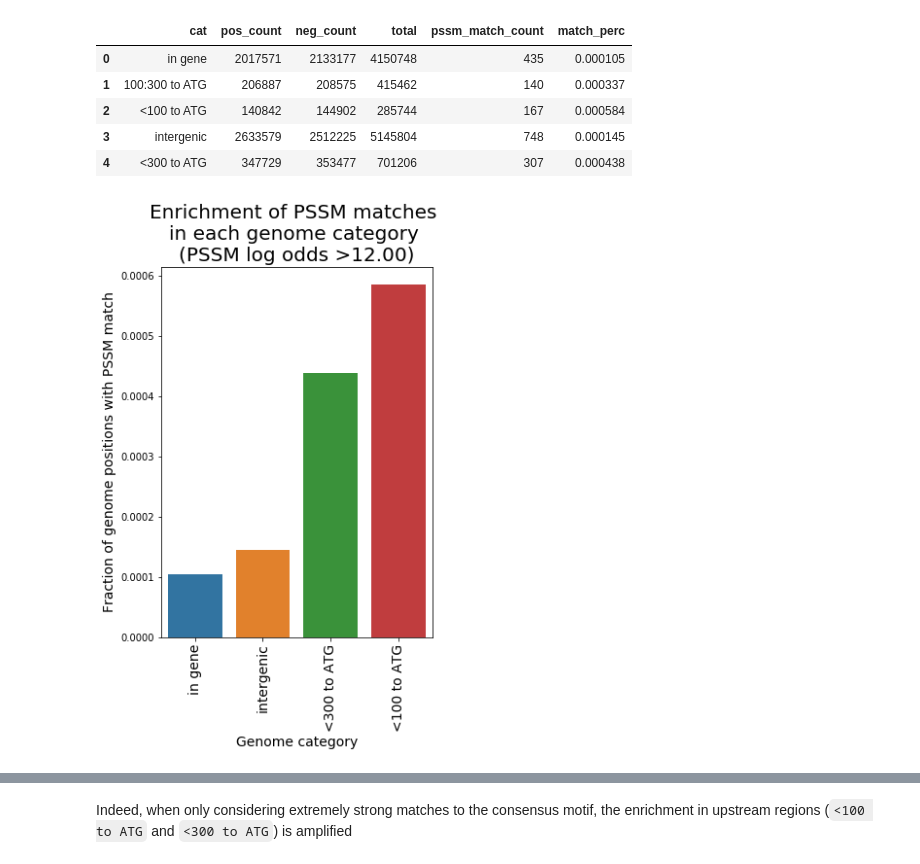
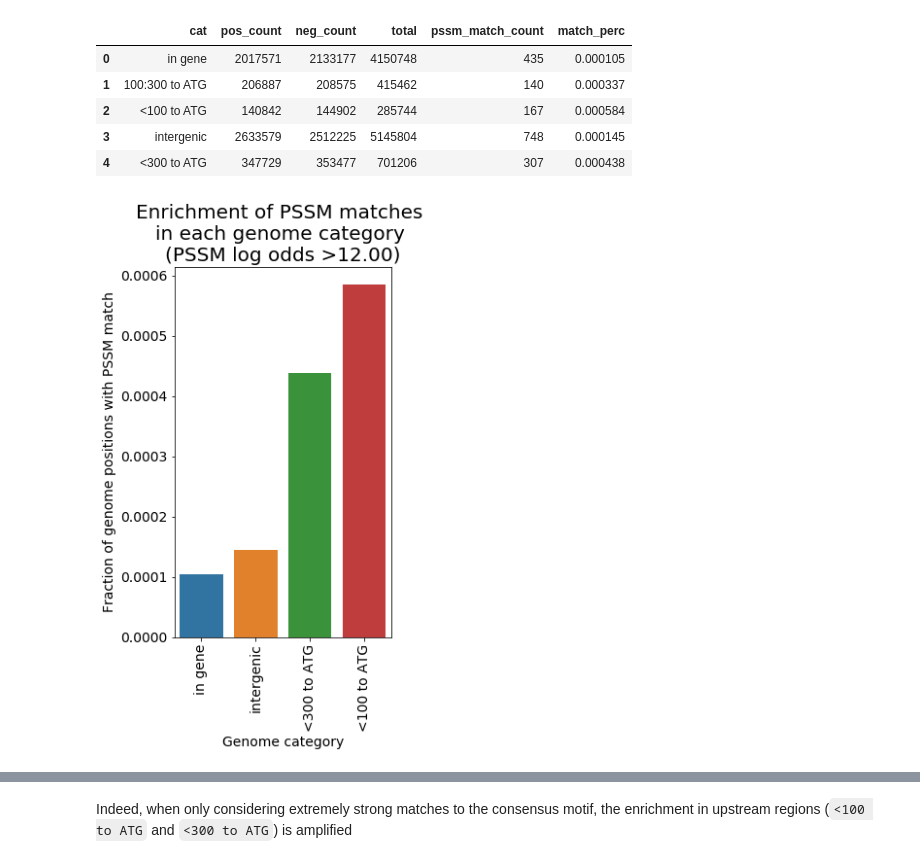
Before and after one commit to erinhwilson/promoter-id-from-rnaseq, a Jupyter notebook: analyze_consensus_motif.ipynb, the cells around one changed output, grey strips where cells are left out. Saved outputs shown, nothing was run; the diff lists cells and outputs as text; code cells hidden in the pictures.

```diff
--- a/analyze_consensus_motif.ipynb
+++ b/analyze_consensus_motif.ipynb
@@ -25,7 +25,7 @@ import consensus_viz_utils as cu
 # 1. Visualize the consensus motif
 # %%
 # Load BioPropsector output from predicting promoters from the top 3% of expressed loci
-selection_f = "n3_outdir/loci_in_top_3perc_upstream_regions_w300_min20_trunc_W6_w6_G18_g15_d1_a1_n200_1598952202_SELECTION.fa"
+selection_f = "example_outdir/loci_in_top_3perc_upstream_regions_w300_min20_trunc_W6_w6_G18_g15_d1_a1_n200_1604734841_SELECTION.fa"
 motif_blocks, m1, m2 = cu.build_2Bmotif_from_selection_file(selection_f)
 # %% [output]
 [figure]
@@ -233,6 +233,6 @@ Normalizing pssm match counts
 | 3 | intergenic | 2633579 | 2512225 | 5145804 | 748 | 0.000145 |
 | 4 | <300 to ATG | 347729 | 353477 | 701206 | 307 | 0.000438 |
 # %%
-cu.genome_category_normed_bar(top_motif_match_cat_df,threshold=threshold)
+cu.genome_category_normed_bar_v(top_motif_match_cat_df,threshold=threshold)
 # %% [output]
-[figure, old version]
+[figure, new version]
```
Also changed, not shown: parts of 14 cells of this notebook.
